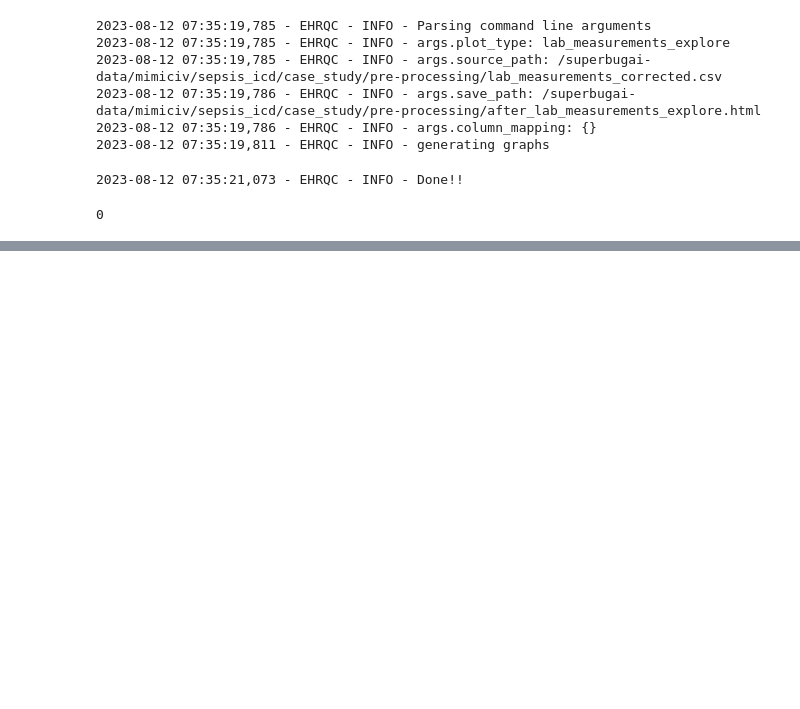
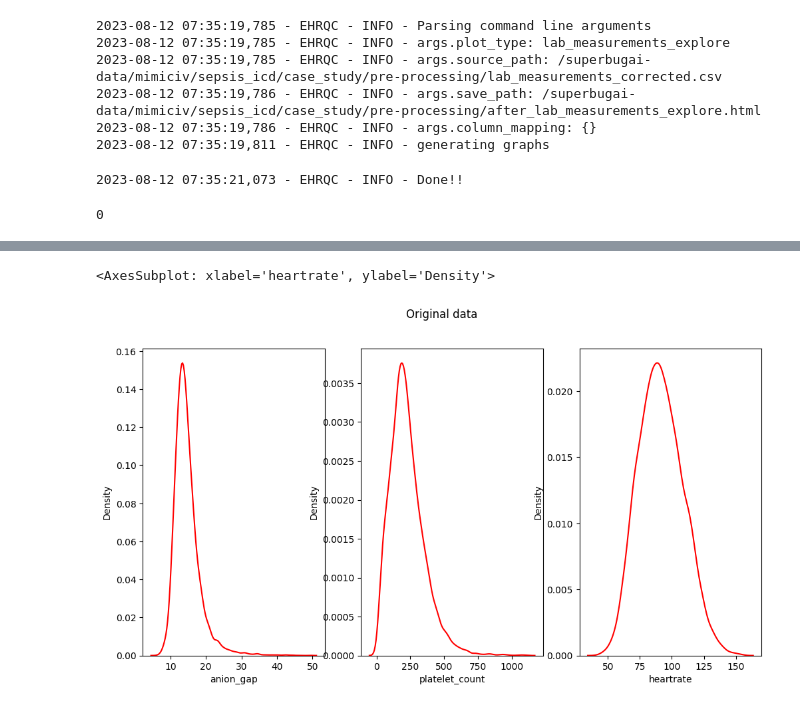
Before and after one commit to ryashpal/EHRQC, a Jupyter notebook: notebooks/python/case_study/sepsis_cohort_pre_processing.ipynb, the cells around one changed output, grey strips where cells are left out. Drawn from its saved outputs; the diff is of its cells as text; code cells hidden in the pictures; blank space fills up the shorter version.

Commit message:
generated plots for the report

```diff
--- a/notebooks/python/case_study/sepsis_cohort_pre_processing.ipynb
+++ b/notebooks/python/case_study/sepsis_cohort_pre_processing.ipynb
@@ -403,0 +406,6 @@ os.system(
+# %%
+import pandas as pd
+
+correctedDf = pd.read_csv('/superbugai-data/mimiciv/sepsis_icd/case_study/pre-processing/lab_measurements_corrected.csv')
+
+correctedDf
@@ -403,0 +466,6 @@ os.system(
+# %%
+import pandas as pd
+
+correctedVitalsDf = pd.read_csv('/superbugai-data/mimiciv/sepsis_icd/case_study/pre-processing/vitals_corrected.csv')
+
+correctedVitalsDf
@@ -403,0 +526,12 @@ os.system(
+# %%
+from matplotlib import pyplot as plt
+import seaborn as sns
+
+fig, axs = plt.subplots(1, 3, figsize=(12, 6))
+fig.suptitle('Original data')
+sns.kdeplot(data = correctedDf, x = 'anion_gap', ax = axs[0], color='r')
+sns.kdeplot(data = correctedDf, x = 'platelet_count', ax = axs[1], color='r')
+sns.kdeplot(data = correctedVitalsDf, x = 'heartrate', ax = axs[2], color='r')
+# %% [output]
+<AxesSubplot: xlabel='heartrate', ylabel='Density'>
+[figure, added]
```
Also changed, not shown: parts of 9 cells of this notebook.
